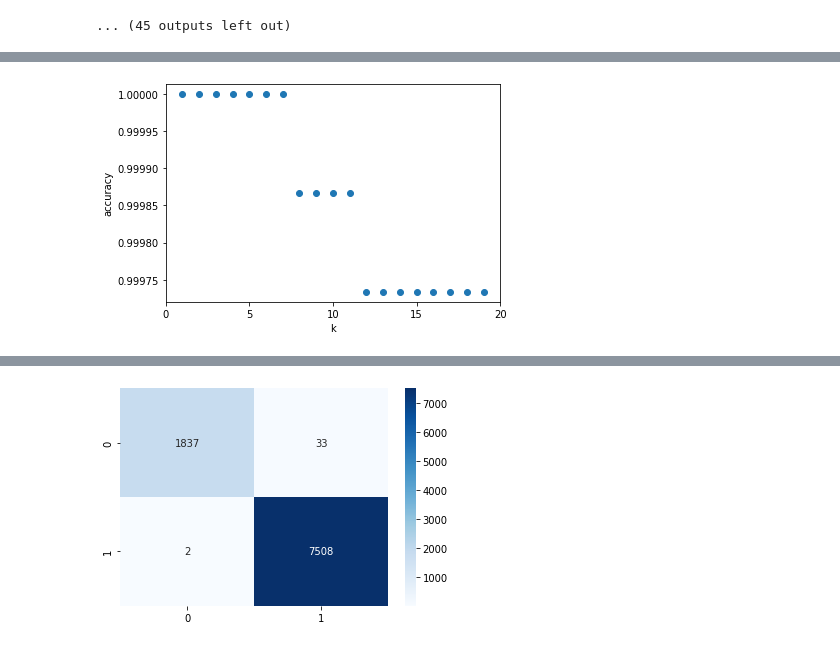
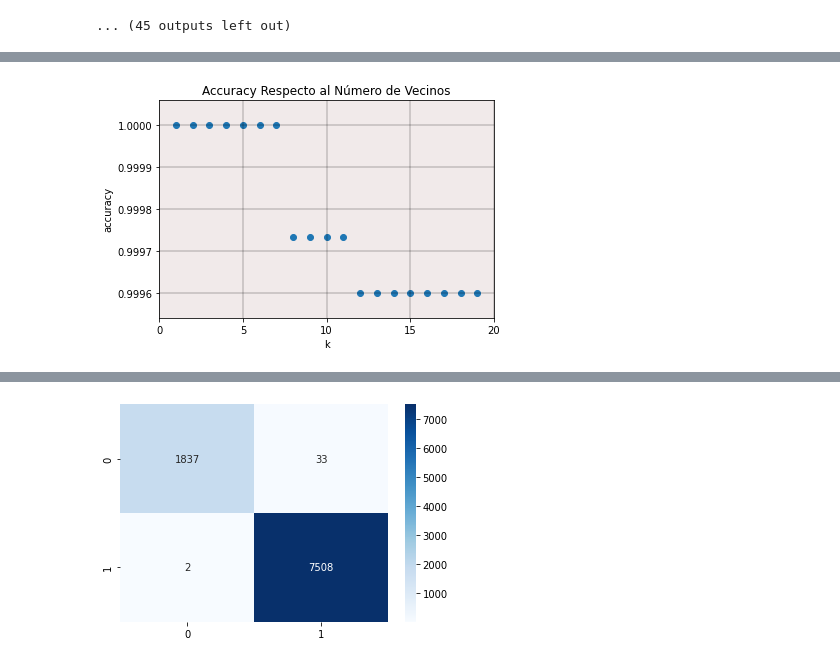
Before and after one commit to IvoMatus/Tesis_SDN, a Jupyter notebook: Entrenamientos/Entrenamientos_colab.ipynb, the cells around one changed output, grey strips where cells are left out. Saved outputs shown, nothing was run; the diff lists cells and outputs as text; code cells hidden in the pictures.

```diff
--- a/Entrenamientos/Entrenamientos_colab.ipynb
+++ b/Entrenamientos/Entrenamientos_colab.ipynb
@@ -186,12 +178,18 @@ plt.show()
 # %%
 plt.figure()
 plt.xlabel('k')
 plt.ylabel('accuracy')
-plt.scatter(k_range, scores,cmap="cmap_bold")
+plt.scatter(k_range, scores)
+plt.grid(linewidth=0.3,color='black')
+plt.set_cmap('gray')
+ax = plt.axes()
+ax.set_facecolor("#F1EAEA")
 plt.xticks([0,5,10,15,20])
+plt.margins(y=0.15)
+plt.title("Accuracy Respecto al Número de Vecinos")
 plt.show()
 # %% [output]
-[figure, old version]
+[figure, new version]
 # %%
 from sklearn.ensemble import RandomForestClassifier
 import seaborn as sns
```
Also changed, not shown: parts of 7 cells of this notebook.
